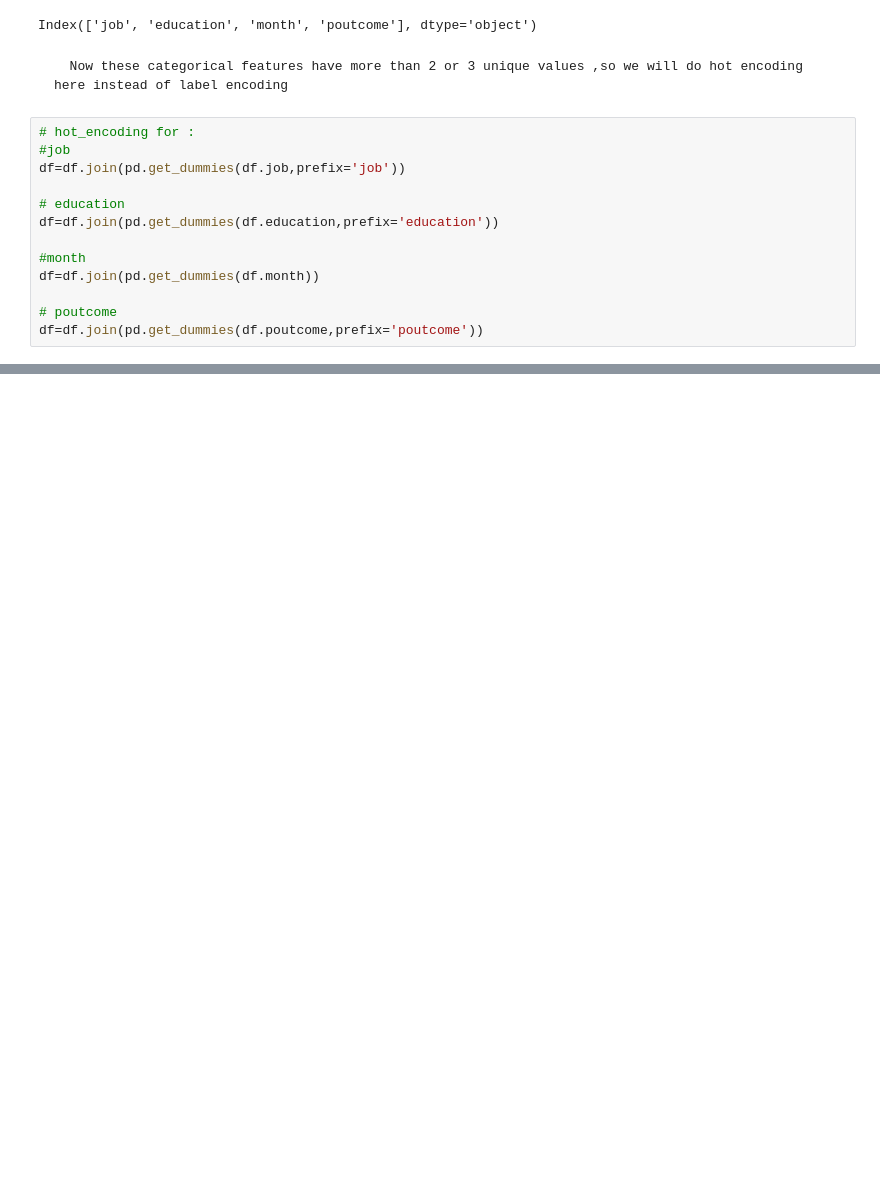
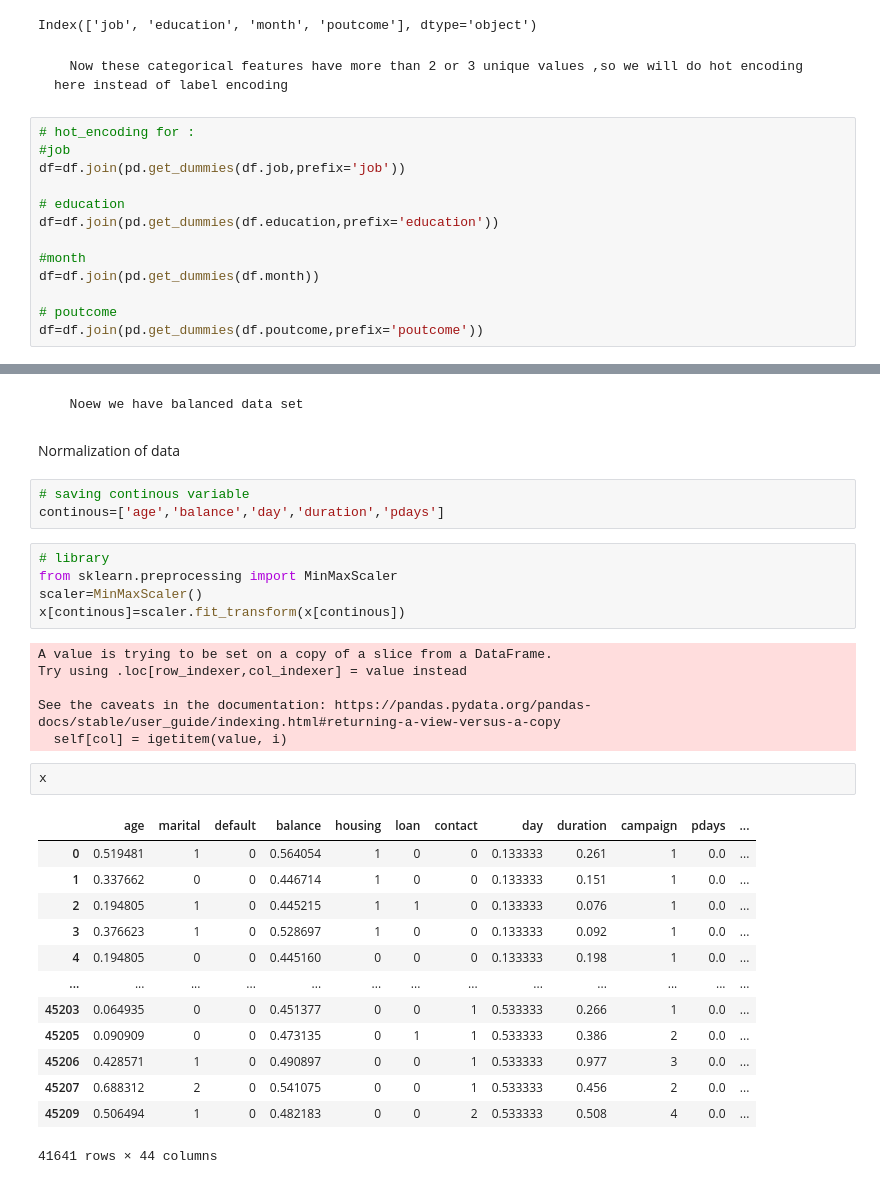
Before and after one commit to ajayn3300/Bank-Marketing-Effectiveness-Prediction---Classification, a Jupyter notebook: Bank_Marketing_Effectiveness_Prediction_Capstone_Project.ipynb, the cells around one changed output, grey strips where cells are left out. Cells and saved outputs as stored; diff of their text form; blank space fills up the shorter version.

```diff
--- a/Bank_Marketing_Effectiveness_Prediction_Capstone_Project.ipynb
+++ b/Bank_Marketing_Effectiveness_Prediction_Capstone_Project.ipynb
@@ -382,0 +399,34 @@ df.describe()
+# %% [markdown]
+      Noew we have balanced data set
+# %% [markdown]
+Normalization of data
+# %%
+# saving continous variable
+continous=['age','balance','day','duration','pdays']
+# %%
+# library
+from sklearn.preprocessing import MinMaxScaler
+scaler=MinMaxScaler()
+x[continous]=scaler.fit_transform(x[continous])
+# %% [output]
+A value is trying to be set on a copy of a slice from a DataFrame.
+Try using .loc[row_indexer,col_indexer] = value instead
+
+See the caveats in the documentation: https://pandas.pydata.org/pandas-docs/stable/user_guide/indexing.html#returning-a-view-versus-a-copy
+  self[col] = igetitem(value, i)
+# %%
+x
+# %% [output]
+|  | age | marital | default | balance | housing | loan | contact | day | duration | campaign | pdays | ... |
+| 0 | 0.519481 | 1 | 0 | 0.564054 | 1 | 0 | 0 | 0.133333 | 0.261 | 1 | 0.0 | ... |
+| 1 | 0.337662 | 0 | 0 | 0.446714 | 1 | 0 | 0 | 0.133333 | 0.151 | 1 | 0.0 | ... |
+| 2 | 0.194805 | 1 | 0 | 0.445215 | 1 | 1 | 0 | 0.133333 | 0.076 | 1 | 0.0 | ... |
+| 3 | 0.376623 | 1 | 0 | 0.528697 | 1 | 0 | 0 | 0.133333 | 0.092 | 1 | 0.0 | ... |
+| 4 | 0.194805 | 0 | 0 | 0.445160 | 0 | 0 | 0 | 0.133333 | 0.198 | 1 | 0.0 | ... |
+| ... | ... | ... | ... | ... | ... | ... | ... | ... | ... | ... | ... | ... |
+| 45203 | 0.064935 | 0 | 0 | 0.451377 | 0 | 0 | 1 | 0.533333 | 0.266 | 1 | 0.0 | ... |
+| 45205 | 0.090909 | 0 | 0 | 0.473135 | 0 | 1 | 1 | 0.533333 | 0.386 | 2 | 0.0 | ... |
+| 45206 | 0.428571 | 1 | 0 | 0.490897 | 0 | 0 | 1 | 0.533333 | 0.977 | 3 | 0.0 | ... |
+| 45207 | 0.688312 | 2 | 0 | 0.541075 | 0 | 0 | 1 | 0.533333 | 0.456 | 2 | 0.0 | ... |
+| 45209 | 0.506494 | 1 | 0 | 0.482183 | 0 | 0 | 2 | 0.533333 | 0.508 | 4 | 0.0 | ... |
+41641 rows × 44 columns
```
Also changed, not shown: parts of 20 cells of this notebook.
